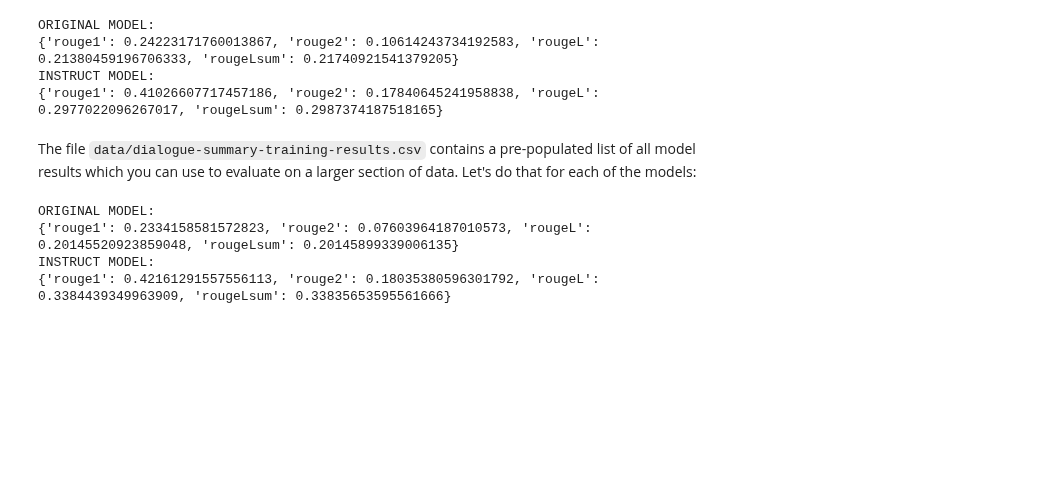
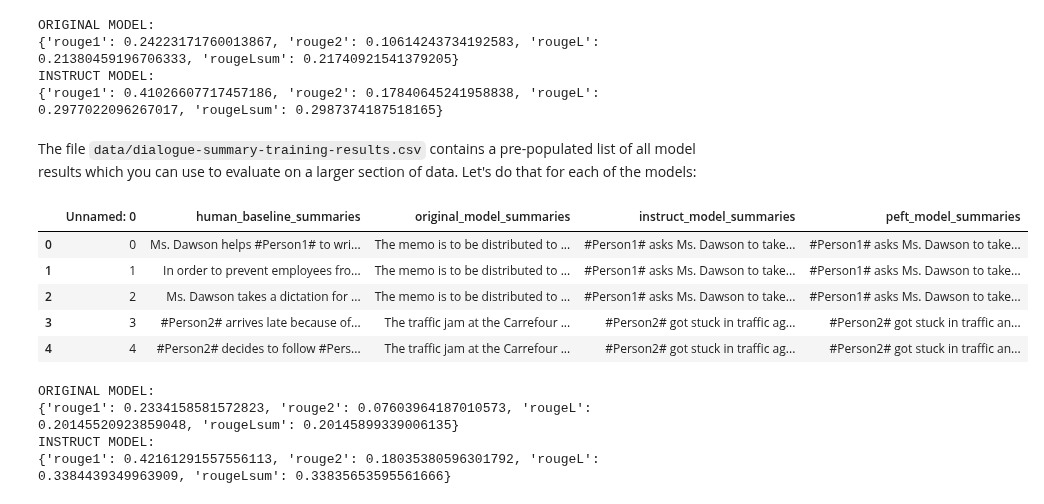
Before and after one commit to Nov05/Google-Colaboratory, a Jupyter notebook: 20230802_Lab_2_fine_tune_generative_ai_model_submission.ipynb, the cells around one changed output. Saved outputs shown, nothing was run; the diff lists cells and outputs as text; code cells hidden in the pictures; blank space fills up the shorter version.

```diff
--- a/20230802_Lab_2_fine_tune_generative_ai_model_submission.ipynb
+++ b/20230802_Lab_2_fine_tune_generative_ai_model_submission.ipynb
@@ -446,5 +446,17 @@ INSTRUCT MODEL:
 {'rouge1': 0.41026607717457186, 'rouge2': 0.17840645241958838, 'rougeL': 0.2977022096267017, 'rougeLsum': 0.2987374187518165}
 # %% [markdown]
 The file `data/dialogue-summary-training-results.csv` contains a pre-populated list of all model results which you can use to evaluate on a larger section of data. Let's do that for each of the models:
+# %%
+## check the data in "data/dialogue-summary-training-results.csv"
+import pandas as pd
+results = pd.read_csv("https://docs.google.com/spreadsheets/d/1mkRUGT5N4WFFOvysfGgCXo2ZYAZe8qVWWQIEtaCU5DQ/export?format=csv")
+results.head()
+# %% [output]
+|  | Unnamed: 0 | human_baseline_summaries | original_model_summaries | instruct_model_summaries | peft_model_summaries |
+| 0 | 0 | Ms. Dawson helps #Person1# to wri... | The memo is to be distributed to ... | #Person1# asks Ms. Dawson to take... | #Person1# asks Ms. Dawson to take... |
+| 1 | 1 | In order to prevent employees fro... | The memo is to be distributed to ... | #Person1# asks Ms. Dawson to take... | #Person1# asks Ms. Dawson to take... |
+| 2 | 2 | Ms. Dawson takes a dictation for ... | The memo is to be distributed to ... | #Person1# asks Ms. Dawson to take... | #Person1# asks Ms. Dawson to take... |
+| 3 | 3 | #Person2# arrives late because of... | The traffic jam at the Carrefour ... | #Person2# got stuck in traffic ag... | #Person2# got stuck in traffic an... |
+| 4 | 4 | #Person2# decides to follow #Pers... | The traffic jam at the Carrefour ... | #Person2# got stuck in traffic ag... | #Person2# got stuck in traffic an... |
 # %%
 results = pd.read_csv("data/dialogue-summary-training-results.csv")
```
Also changed, not shown: parts of 1 cell of this notebook.
